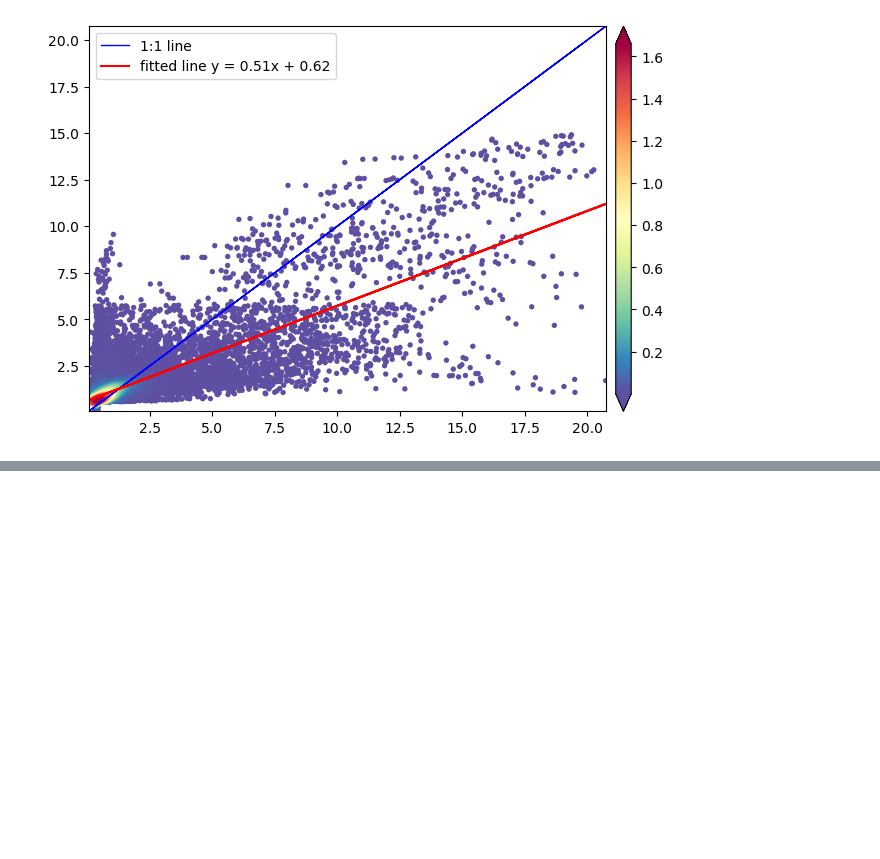
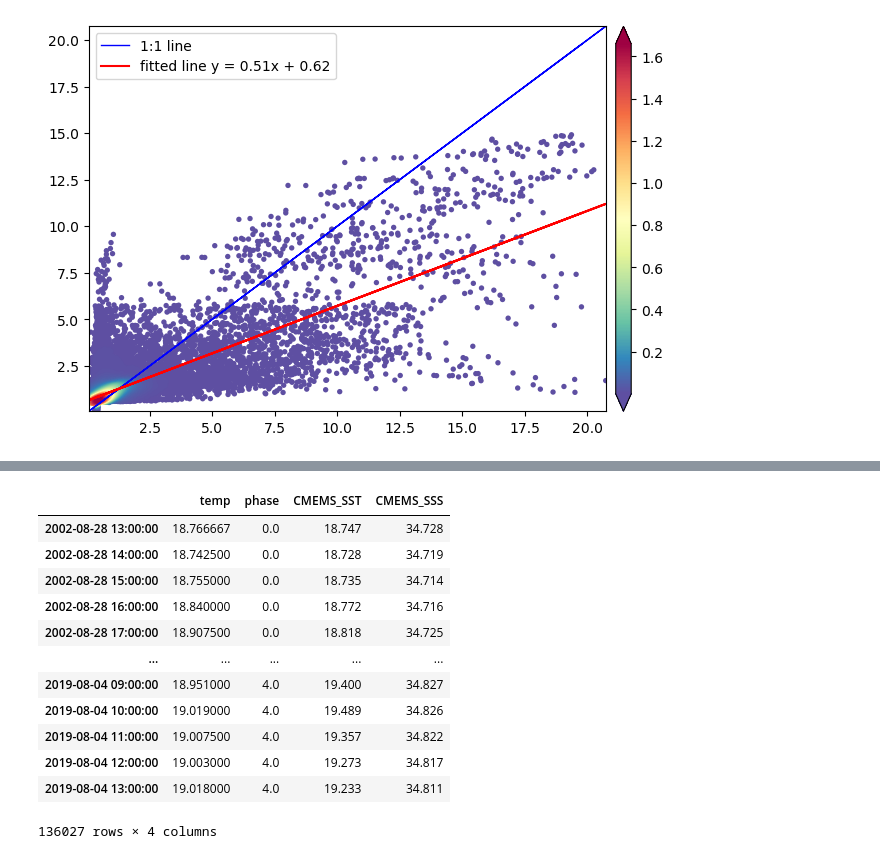
Before and after one commit to Reubenpt123/DAV, a Jupyter notebook: Scatter_plot.ipynb, the cells around one changed output, grey strips where cells are left out. Cells and saved outputs as stored; diff of their text form; code cells hidden in the pictures; blank space fills up the shorter version.

```diff
--- a/Scatter_plot.ipynb
+++ b/Scatter_plot.ipynb
@@ -58,3 +59,17 @@ cbar = fig.colorbar(scatter,cax=cax,extend='both',aspect=30,fraction=.03,pad=0.0
 plt.show()
 # %% [output]
 [figure]
+# %%
+tempBuoy = pd.read_csv(r'../Cefas_smartbuoy/clean_data.csv')
+tempBuoy.index = pd.to_datetime(tempBuoy['dateTime'])
+tempBuoy = tempBuoy.drop(columns=['dateTime'])
+
+# drop all columns except for temperature
+tempBuoy = tempBuoy.drop(columns=['sal','ftu','fluors','o2','kd','par_0','par_1','par_2'])
+tempBuoy
+
+# resample to hourly data
+
+tempBuoy = tempBuoy.resample('H').mean()
+tempBuoy.dropna(inplace=True)
+tempBuoy
@@ -60,0 +91,29 @@ plt.show()
+# %%
+ERA5 = pd.read_csv(r'../OpenData/CMEMS_SST_SSS.csv')
+ERA5.index = pd.to_datetime(ERA5['Unnamed: 0'])
+ERA5
+
+ERA5.drop(columns=['Unnamed: 0'],inplace=True)
+ERA5.index = pd.to_datetime(ERA5.index)
+ERA5
+
+
+# find the overlap data between the buoy and ERA5
+
+overlap = pd.concat([tempBuoy,ERA5],axis=1,join='inner')
+
+overlap
+# %% [output]
+|  | temp | phase | CMEMS_SST | CMEMS_SSS |
+| 2002-08-28 13:00:00 | 18.766667 | 0.0 | 18.747 | 34.728 |
+| 2002-08-28 14:00:00 | 18.742500 | 0.0 | 18.728 | 34.719 |
+| 2002-08-28 15:00:00 | 18.755000 | 0.0 | 18.735 | 34.714 |
+| 2002-08-28 16:00:00 | 18.840000 | 0.0 | 18.772 | 34.716 |
+| 2002-08-28 17:00:00 | 18.907500 | 0.0 | 18.818 | 34.725 |
+| ... | ... | ... | ... | ... |
+| 2019-08-04 09:00:00 | 18.951000 | 4.0 | 19.400 | 34.827 |
+| 2019-08-04 10:00:00 | 19.019000 | 4.0 | 19.489 | 34.826 |
+| 2019-08-04 11:00:00 | 19.007500 | 4.0 | 19.357 | 34.822 |
+| 2019-08-04 12:00:00 | 19.003000 | 4.0 | 19.273 | 34.817 |
+| 2019-08-04 13:00:00 | 19.018000 | 4.0 | 19.233 | 34.811 |
+136027 rows × 4 columns
```
Also changed, not shown: parts of 4 cells of this notebook.
